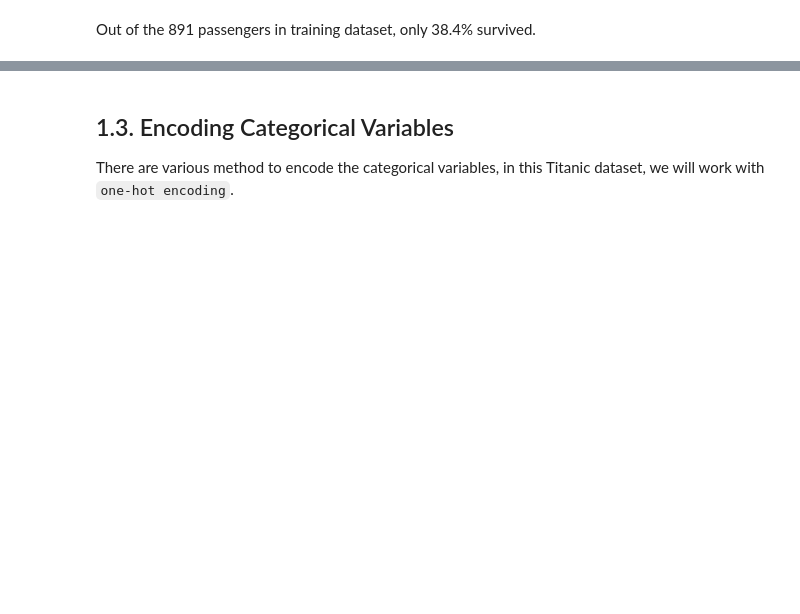
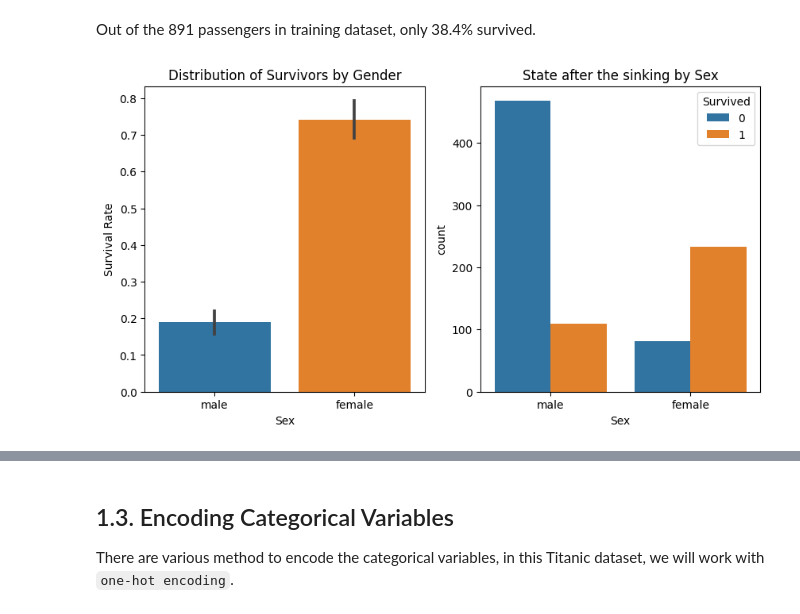
Before and after one commit to vanle2000/Titanic_EDA-and-Survival-Prediction, a Jupyter notebook: Titanic_Disaster.ipynb, the cells around one changed output, grey strips where cells are left out. Cells and saved outputs as stored; diff of their text form; code cells hidden in the pictures; blank space fills up the shorter version.

```diff
--- a/Titanic_Disaster.ipynb
+++ b/Titanic_Disaster.ipynb
@@ -185,2 +184,17 @@ show()
 # %% [markdown]
 Out of the 891 passengers in training dataset, only 38.4% survived.
+# %%
+fig, ax = subplots(1, 2, figsize=(10, 5))
+
+# Create a bar plot to show the distribution of survivors between men and women
+sns.barplot(x='Sex', y='Survived', data=train, ax=ax[0])
+ax[0].set_title('Distribution of Survivors by Gender')
+ax[0].set_ylabel('Survival Rate')
+
+
+# Create a bar plot tp show the survival rate between men and women
+sns.countplot(data=train, x='Sex', hue='Survived', ax=ax[1])
+ax[1].set_title('State after the sinking by Sex')
+show()
+# %% [output]
+[figure, added]
```
Also changed, not shown: parts of 16 cells of this notebook.
